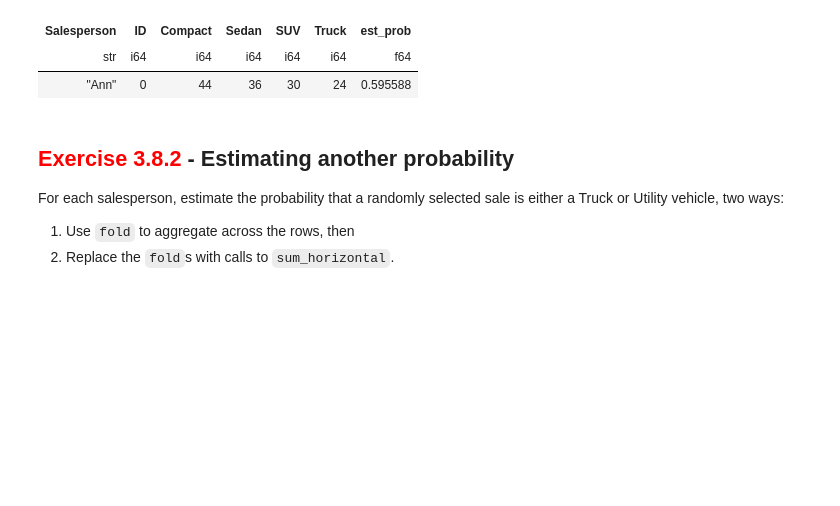
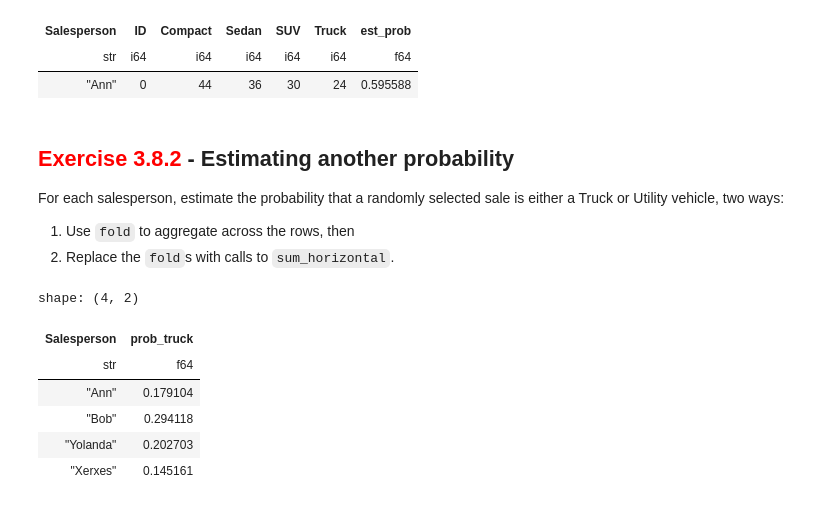
Before and after one commit to theisenr05/Out_Of_Class_3.3, a Jupyter notebook: 3_3_reduce_and_fold_across_columns_in_polars.ipynb, the cells around one changed output. Cells and saved outputs as stored; diff of their text form; code cells hidden in the pictures; blank space fills up the shorter version.

```diff
--- a/3_3_reduce_and_fold_across_columns_in_polars.ipynb
+++ b/3_3_reduce_and_fold_across_columns_in_polars.ipynb
@@ -245,5 +295,31 @@ For each salesperson, estimate the probability that a randomly selected sale is
 1. Use `fold` to aggregate across the rows, then
 2. Replace the `fold`s with calls to `sum_horizontal`.
 # %%
-# Your code using fold  here
+import polars as pl
+
+df = pl.read_csv("./data/auto_sales_apr.csv")
+
+result_fold = (
+    df.select([
+        pl.col("Salesperson"),
+        (
+            # numerator: Truck
+            pl.fold(acc=pl.lit(0), function=lambda acc, x: acc + x,
+                    exprs=[pl.col("Truck")])
+            /
+            # denominator: sum of all vehicle types
+            pl.fold(acc=pl.lit(0), function=lambda acc, x: acc + x,
+                    exprs=[pl.col(c) for c in ["Compact","Sedan","SUV","Truck"]])
+        ).alias("prob_truck")
+    ])
+)
+result_fold
+# %% [output]
+shape: (4, 2)
+| Salesperson | prob_truck |
+| str | f64 |
+| "Ann" | 0.179104 |
+| "Bob" | 0.294118 |
+| "Yolanda" | 0.202703 |
+| "Xerxes" | 0.145161 |
 # %%
```
Also changed, not shown: parts of 10 cells of this notebook, 1 other file.
